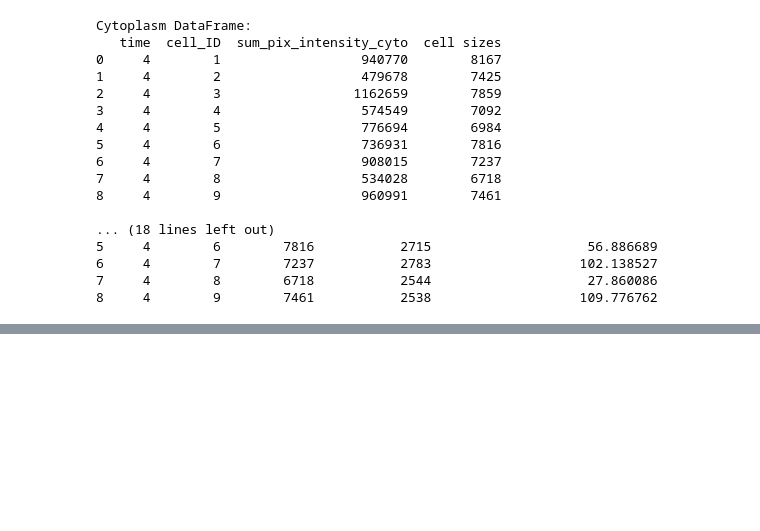
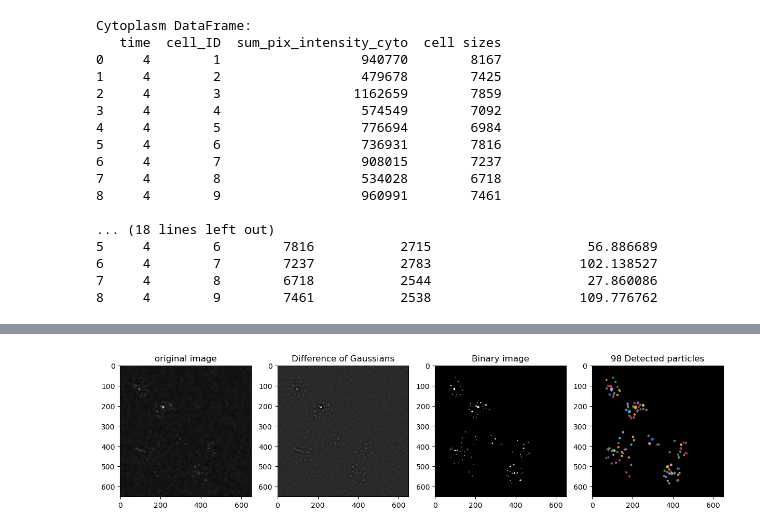
Before and after one commit to Munsky/UQbio2024_Team6, a Jupyter notebook: project.ipynb, the cells around one changed output, grey strips where cells are left out. Drawn from its saved outputs; the diff is of its cells as text; code cells hidden in the pictures; blank space fills up the shorter version.

```diff
--- a/project.ipynb
+++ b/project.ipynb
@@ -145,0 +182,31 @@ Cytoplasm DataFrame:
+# %%
+threshold = 0.05
+# %%
+# Show original image in MS2 channel
+fig, ax = plt.subplots(1,4, figsize=(15, 6))
+ax[0].imshow(img_to_analyze,cmap='Greys_r')
+ax[0].set(title='original image')
+
+# Apply a difference of Gaussians filter to the image to enhance spots
+ax[1].imshow(img_spots_filtered,cmap='Greys_r')
+ax[1].set(title= 'Difference of Gaussians' )
+
+# Apply a Threshold to the image to create binary image
+img_spots_binary = img_spots_filtered.copy()
+img_spots_binary[img_spots_binary>=threshold] = threshold # Making spots above the threshold equal to the threshold value.
+img_spots_binary[img_spots_binary<threshold] = 0 # Making spots below the threshold equal to 0.
+ax[2].imshow(img_spots_binary,cmap='Greys_r')
+ax[2].set(title= 'Binary image' )
+
+# Image binarization
+img_spots_binary[img_spots_binary!=0] = 1 # Binarization
+ax[3].imshow(img_spots_binary, cmap=plt.cm.gray)
+
+# Labeling. Joining pixels in "particles"
+spot_contours = measure.find_contours(img_spots_binary, 0.5)
+for contour in spot_contours:
+    ax[3].plot(contour[:, 1], contour[:, 0], linewidth=2)
+ax[3].set(title= str(len(spot_contours))+' Detected particles' )
+plt.show()
+# %% [output]
+[figure, added]
```
Also changed, not shown: parts of 3 cells of this notebook, 1 other file.
